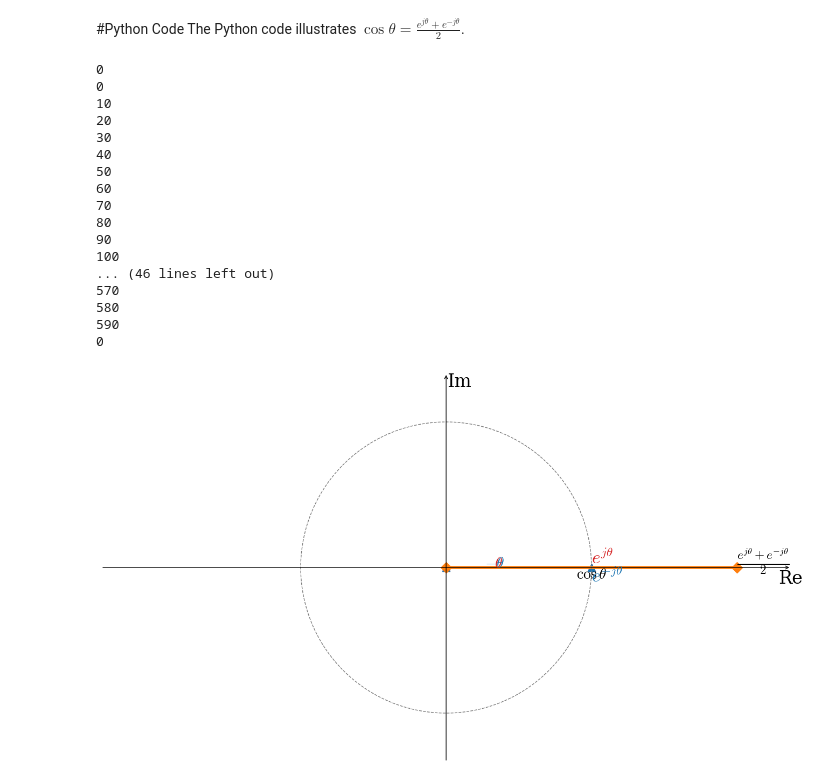
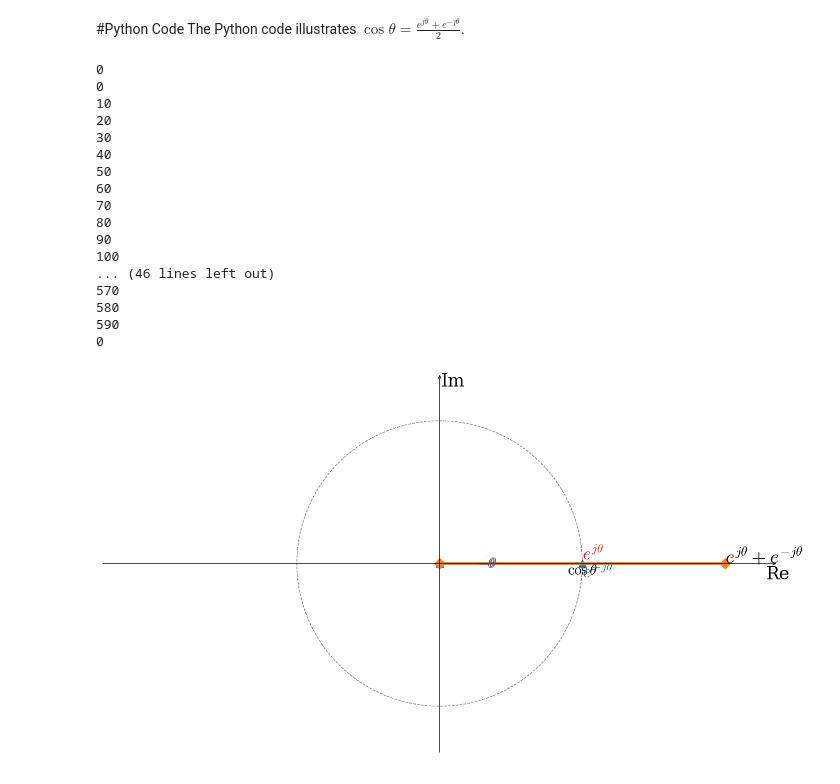
Before and after one commit to bingsen-wang/EE-Fundamentals, a Jupyter notebook: Cosine_and_exponential_based_on_EulerIdentity.ipynb, the cells around one changed output. Saved outputs shown, nothing was run; the diff lists cells and outputs as text; code cells hidden in the pictures.

```diff
--- a/Cosine_and_exponential_based_on_EulerIdentity.ipynb
+++ b/Cosine_and_exponential_based_on_EulerIdentity.ipynb
@@ -52,10 +52,10 @@ ax.text(2*ar,-.03,'Re',size=24,va='top',ha='center') #x-axis label
 ax.text(0.01,2,'Im',size=24,va='top') #y label
 tcos = ax.text(z[0].real,0,r'$\cos\theta$', size = 20,va='top',ha='center',color='k')
 tejtheta = ax.text(z[0].real,z[0].imag,r'$e^{j\theta}$', size = 24,color='tab:red')
-tejtheta1 = ax.text(2*z[0].real,0,r'$\frac{e^{j\theta}+e^{-j\theta}}{2}$', size = 24,color='k')
+tejtheta1 = ax.text(2*z[0].real,0,r'$e^{j\theta}+e^{-j\theta}$', size = 26,color='k')
 tejthetaminus = ax.text(z[0].real,z[0].imag,r'$e^{-j\theta}$', size = 24,color='tab:blue')
-ttheta = ax.text(0.5*cos(theta[0]*.5),0.5*sin(theta[0]*.5),r'$\theta$', size = 20, color ='tab:red')
-tthetaminus = ax.text(0.4*cos(theta[0]*.5),0.4*sin(-theta[0]*.5),r'$-\theta$', size = 20, color ='tab:blue')
+ttheta = ax.text(0.5*cos(theta[0]*.5),0.5*sin(theta[0]*.5),r'$\theta$', size = 20, color ='tab:red',va='center')
+tthetaminus = ax.text(0.4*cos(theta[0]*.5),0.4*sin(-theta[0]*.5),r'$-\theta$', size = 20, color ='tab:blue',va='center')
 
 lines = [] #array containing all the line segments
 lines.append(ax.plot([], [], '-^',markersize=10, lw=3, color='tab:red')[0]) #e^(j theta)
@@ -70,8 +70,8 @@ lines.append(ax.plot([], [], '-D',markersize=10, lw=4, color='tab:orange')[0]) #
 
 # animation function. This is called sequentially
 def animate(i):
-  # i=170
-  if i%10==0:
+  # i=50
+  if i%10==0: #for monitoring the progress
     print(i)
   lines[0].set_data([0,z[i].real],[0,z[i].imag]) #e^{jtheta}
   lines[1].set_data([z[i].real,z[i].real],[0,z[i].imag])
@@ -102,31 +102,31 @@ def animate(i):
     tejtheta1.set_ha('left')
     tejthetaminus.set_ha('left')
   ttheta.set_position((0.5*cos(theta[i]/2),0.5*sin(theta[i]/2)))
   tthetaminus.set_position((0.4*cos(theta[i]/2),0.4*sin(-theta[i]/2)))
   return
 ax.plot(z.real,z.imag,lw=1,ls='--',color='tab:grey')
 anim = animation.FuncAnimation(fig, animate, frames=Nf, interval=50)
 # anim #uncomment to generate animation in the output area
 # to save the animation, uncomment the following three lines
 fn = r"EulerIdentityCosine.mp4"
 writervideo = animation.FFMpegWriter(fps=40)
 anim.save(fn, writer=writervideo,dpi = 200)
 # %% [output]
 0
 0
 10
 20
 30
 40
 50
 60
 70
 80
 90
 100
 ... (46 lines left out)
 570
 580
 590
 0
-[figure, old version]
+[figure, new version]
```
